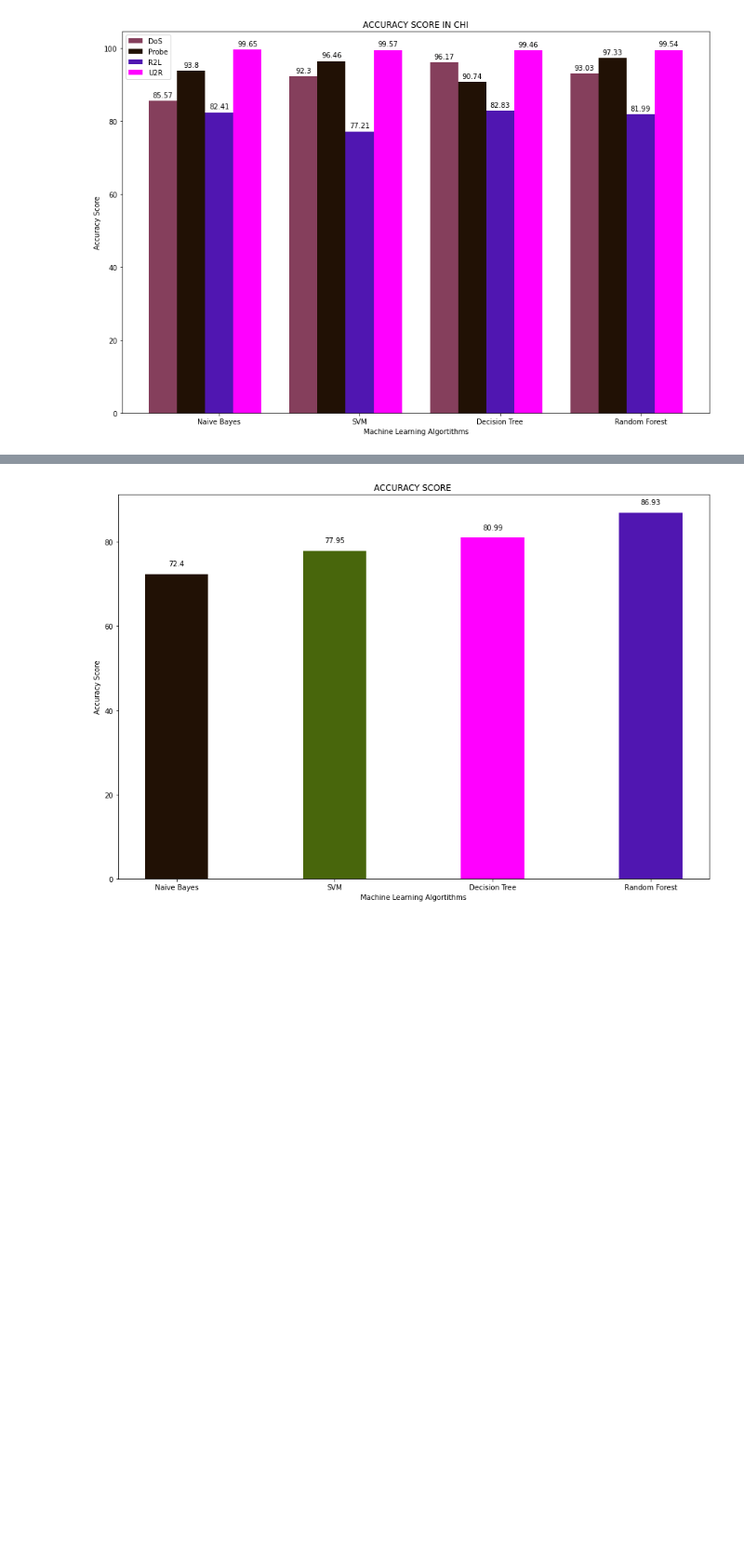
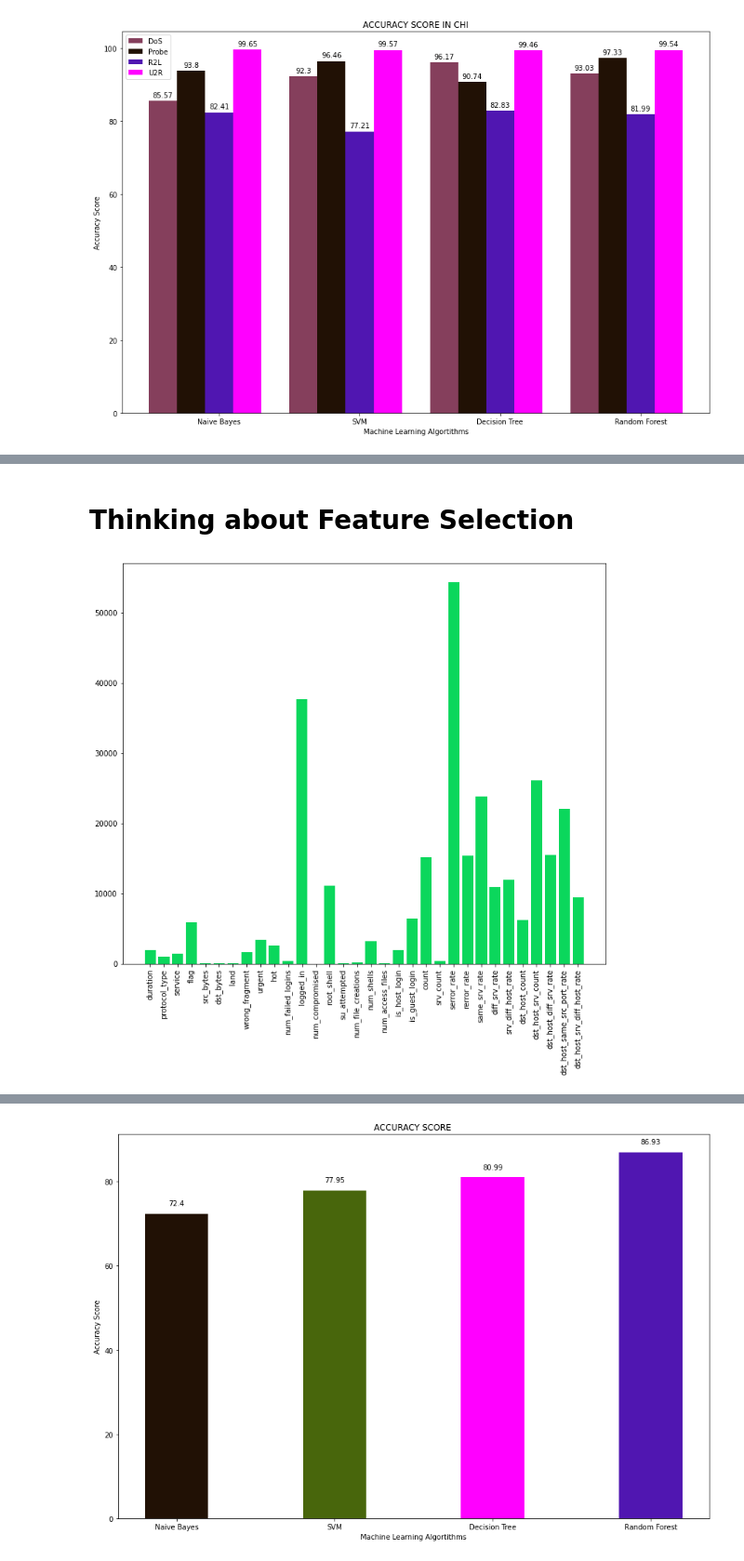
Before and after one commit to Bezes13/LSC, a Jupyter notebook: Projekt_NIDS/NIDS_Belzer_Wendt_main.ipynb, the cells around one changed output, grey strips where cells are left out. Shown: that part at 93% size. Drawn from its saved outputs; the diff is of its cells as text; code cells hidden in the pictures; blank space fills up the shorter version.

```diff
--- a/Projekt_NIDS/NIDS_Belzer_Wendt_main.ipynb
+++ b/Projekt_NIDS/NIDS_Belzer_Wendt_main.ipynb
@@ -745,0 +768,20 @@ X_train = scaler_t.transform(X_train)
+# %% [markdown]
+# Thinking about Feature Selection
+# %%
+from sklearn.feature_selection import SelectKBest
+from sklearn.feature_selection import chi2
+from sklearn.feature_selection import mutual_info_classif
+features = SelectKBest(score_func=chi2, k=X_train.shape[1])
+
+#fit features to the training dataset
+fit = features.fit(X_train, Y_train)
+# plot the score associated with each feature
+plt.figure(figsize=(10,10))
+plt.bar([i for i in range(len(features.scores_))], features.scores_,color='#0BD75C')
+plt.xticks([i for i in range(len(features.scores_))], df_train.drop(columns='label').columns)
+plt.xticks(rotation=90)
+plt.tight_layout()
+
+plt.savefig('features', dpi=500)
+# %% [output]
+[figure, added]
```
Also changed, not shown: parts of 10 cells of this notebook.
